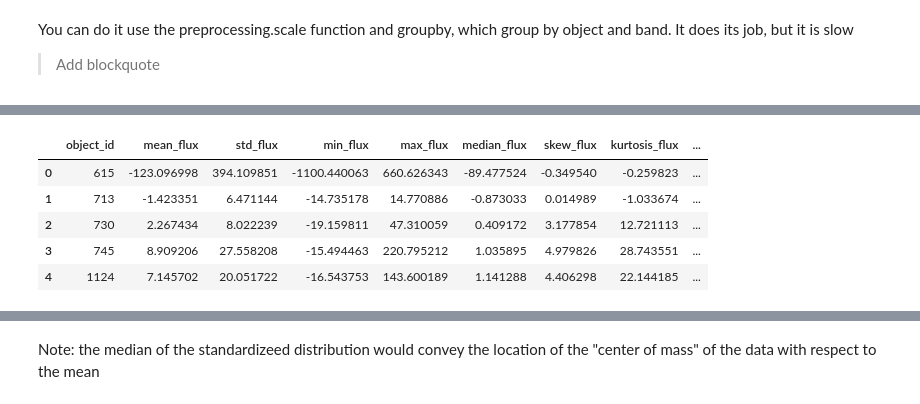
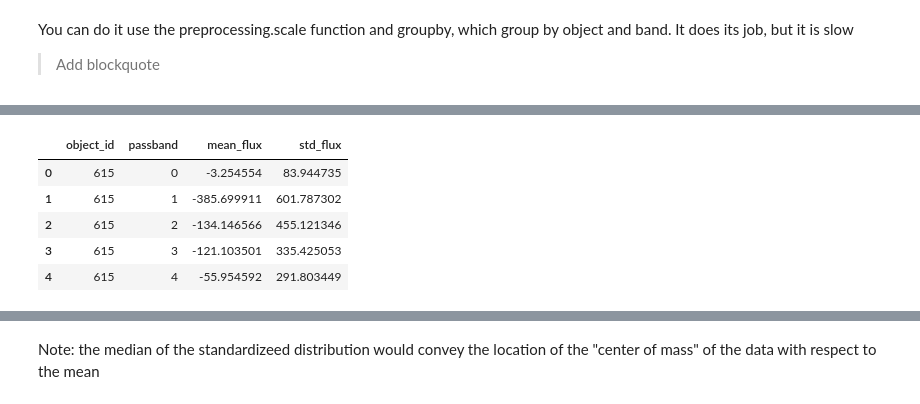
Before and after one commit to arn97/MLTSA25_ARoy, a Jupyter notebook: MLTSA_ARoy/HW4_ARoy.ipynb, the cells around one changed output, grey strips where cells are left out. Cells and saved outputs as stored; diff of their text form; code cells hidden in the pictures.

```diff
--- a/MLTSA_ARoy/HW4_ARoy.ipynb
+++ b/MLTSA_ARoy/HW4_ARoy.ipynb
@@ -285,0 +268,14 @@ lcvs_standardized.head()
+# %%
+# standardization of lcvs
+from sklearn import preprocessing
+
+# Assuming 'lcvs' DataFrame is already loaded and processed as in the previous code.
+
+# Standardize flux
+lcvs['flux_scaled'] = lcvs.groupby(['object_id', 'passband'])['flux'].transform(preprocessing.scale)
+
+# Standardize flux errors
+lcvs['flux_err_scaled'] = lcvs.groupby(['object_id', 'passband'])['flux_err'].transform(lambda x: preprocessing.scale(x))
+
+# Create a new DataFrame with the standardized features
+lcvs_scaled = lcvs[['object_id', 'mjd', 'passband', 'flux_scaled', 'flux_err_scaled']].copy()
@@ -286,27 +291,21 @@ lcvs_standardized.head()
 # %%
+#Extraction of features from lcvs
 # Ensure index is reset without duplicating existing columns
 lcvs = lcvs.reset_index(drop=True)
 
 # Extracting features using groupby
-lcvs_features = lcvs.groupby('object_id').agg(
+lcvs_features = lcvs.groupby(['object_id', 'passband']).agg(
     mean_flux=('flux', 'mean'),
     std_flux=('flux', 'std'),
-    min_flux=('flux', 'min'),
-    max_flux=('flux', 'max'),
-    median_flux=('flux', 'median'),
-    skew_flux=('flux', lambda x: x.skew()),
-    kurtosis_flux=('flux', lambda x: x.kurtosis()),
-    mean_flux_err=('flux_err', 'mean'),
-    std_flux_err=('flux_err', 'std'),
-    median_flux_err=('flux_err', 'median')
+
 ).reset_index()
 
 # Display the extracted features
 lcvs_features.head()
 # %% [output]
-|  | object_id | mean_flux | std_flux | min_flux | max_flux | median_flux | skew_flux | kurtosis_flux | ... |
-| 0 | 615 | -123.096998 | 394.109851 | -1100.440063 | 660.626343 | -89.477524 | -0.349540 | -0.259823 | ... |
-| 1 | 713 | -1.423351 | 6.471144 | -14.735178 | 14.770886 | -0.873033 | 0.014989 | -1.033674 | ... |
-| 2 | 730 | 2.267434 | 8.022239 | -19.159811 | 47.310059 | 0.409172 | 3.177854 | 12.721113 | ... |
-| 3 | 745 | 8.909206 | 27.558208 | -15.494463 | 220.795212 | 1.035895 | 4.979826 | 28.743551 | ... |
-| 4 | 1124 | 7.145702 | 20.051722 | -16.543753 | 143.600189 | 1.141288 | 4.406298 | 22.144185 | ... |
+|  | object_id | passband | mean_flux | std_flux |
+| 0 | 615 | 0 | -3.254554 | 83.944735 |
+| 1 | 615 | 1 | -385.699911 | 601.787302 |
+| 2 | 615 | 2 | -134.146566 | 455.121346 |
+| 3 | 615 | 3 | -121.103501 | 335.425053 |
+| 4 | 615 | 4 | -55.954592 | 291.803449 |
```
Also changed, not shown: parts of 15 cells of this notebook.
